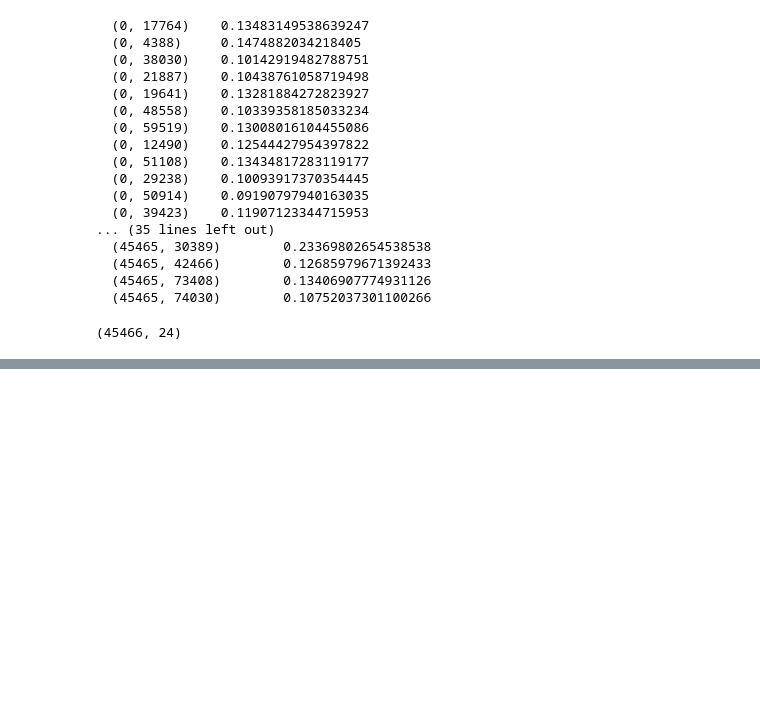
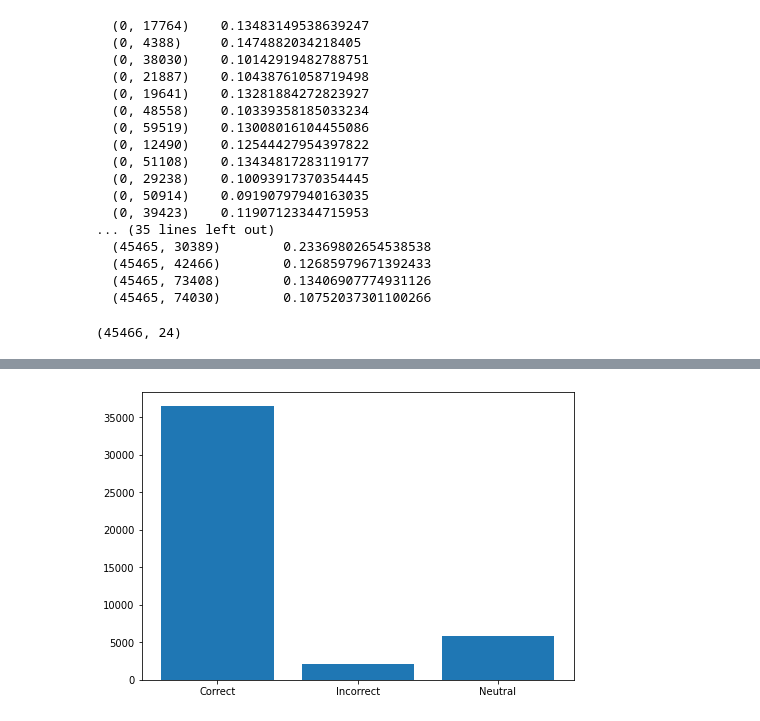
Before and after one commit to tomwinnington/recommender, a Jupyter notebook: recommenders.ipynb, the cells around one changed output, grey strips where cells are left out. Cells and saved outputs as stored; diff of their text form; code cells hidden in the pictures; blank space fills up the shorter version.

Commit message:
added genre recommender

```diff
--- a/recommenders.ipynb
+++ b/recommenders.ipynb
@@ -166,0 +260,4 @@ metadata.shape
+# %%
+genres['genres'] = genres['genres'].apply(lambda x : x.replace('|', " "))
+no_genres = list(genres['movieId'].loc[genres['genres'] == '(no genres listed)'])
+genres['genres'] = genres['genres'].fillna('')
@@ -166,0 +295,2 @@ metadata.shape
+# %%
+cosine_sim = linear_kernel(tfidf_matrix, tfidf_matrix)
@@ -166,0 +306,2 @@ metadata.shape
+# %%
+indices = pd.Series(genres.index, index=genres['movieId']).drop_duplicates()
@@ -166,0 +355,38 @@ metadata.shape
+# %%
+users = []
+for i in range(50000):
+    users.append(i)
+
+correct=0
+incorrect=0
+neutral = 0
+not_reviewed = 0
+
+for user in tqdm(users):
+    user_ratings = user_data.loc[user_data['userId'] == user]
+    top_rating=  user_ratings.rating.max()
+    top_two = []
+    if(top_rating> 2):
+        top_rated_id = user_ratings['movieId'].loc[user_ratings['rating']== top_rating].unique()[0]
+        reviewed = user_ratings['movieId'].unique()
+        recommended_movies = get_recommendations(top_rated_id).unique()
+        for movie in recommended_movies:
+            if movie in reviewed:
+                rating = float(user_ratings['rating'].loc[user_ratings['movieId'] == movie])
+                if(rating >=3.5):
+                    correct+=1
+                elif(rating< 2.5):
+                    incorrect+=1
+                else:
+                    neutral+=1
+            else:
+                not_reviewed+=1
+# %%
+fig = plt.figure()
+ax = fig.add_axes([0,0,1,1])
+labels = ['Correct', 'Incorrect', 'Neutral']
+values = [correct, incorrect, neutral]
+ax.bar(labels,values)
+plt.show()
+# %% [output]
+[figure, added]
```
Also changed, not shown: parts of 24 cells of this notebook.
